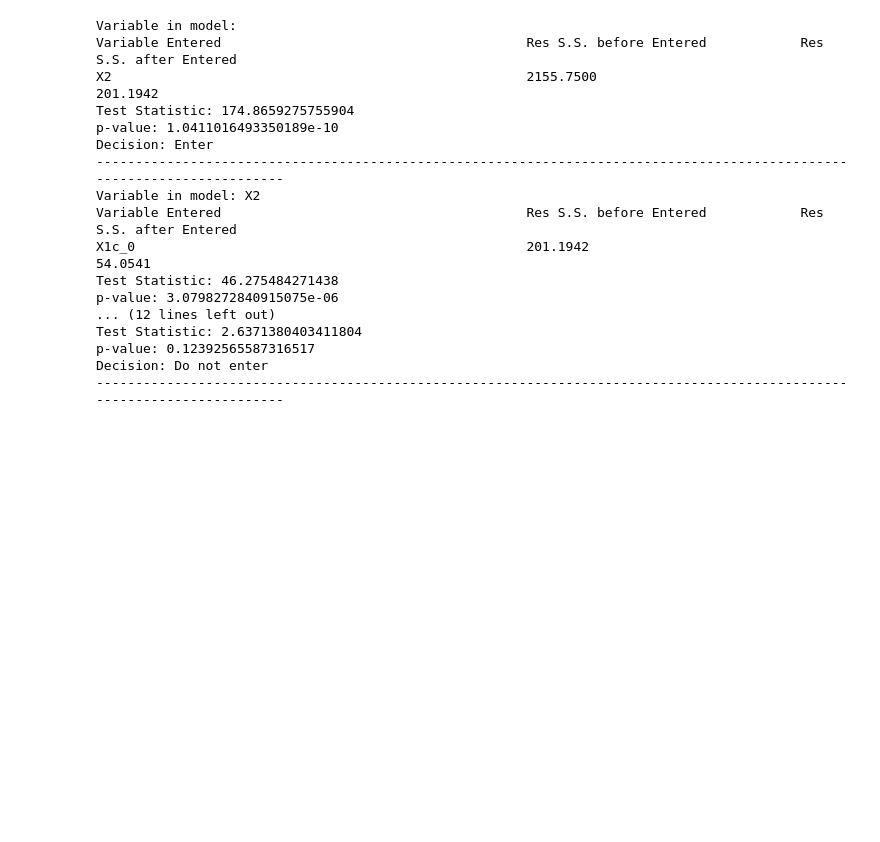
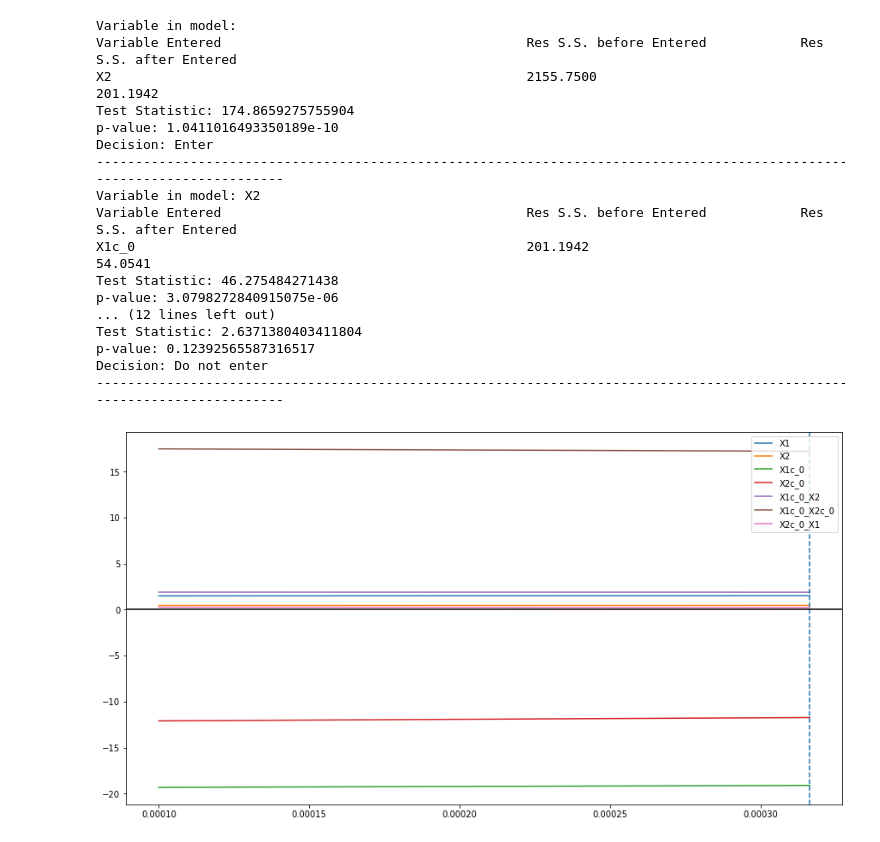
Before and after one commit to SmilesTigeR/statistical-analysis, a Jupyter notebook: sample.ipynb, the cells around one changed output. Drawn from its saved outputs; the diff is of its cells as text; code cells hidden in the pictures; blank space fills up the shorter version.

```diff
--- a/sample.ipynb
+++ b/sample.ipynb
@@ -175,3 +193,7 @@ Test Statistic: 2.6371380403411804
 p-value: 0.12392565587316517
 Decision: Do not enter
 ------------------------------------------------------------------------------------------------------------------------
+# %%
+Lasso_plot(dm.drop('y', axis = 1), dm['y'], alphas = np.logspace(-4, -3.5, 30))
+# %% [output]
+[figure, added]
```
Also changed, not shown: parts of 18 cells of this notebook.
